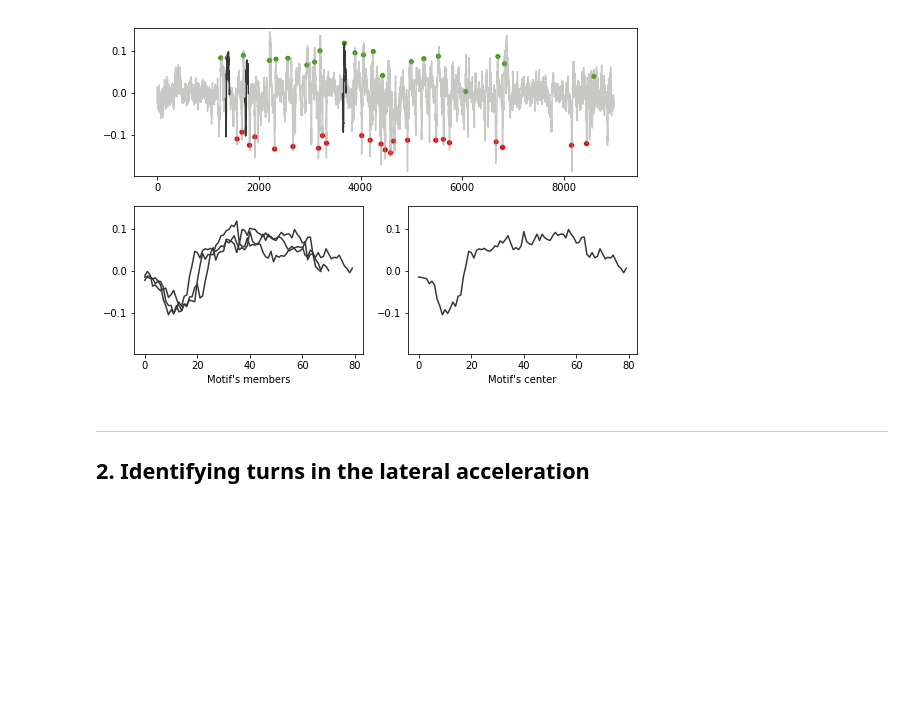
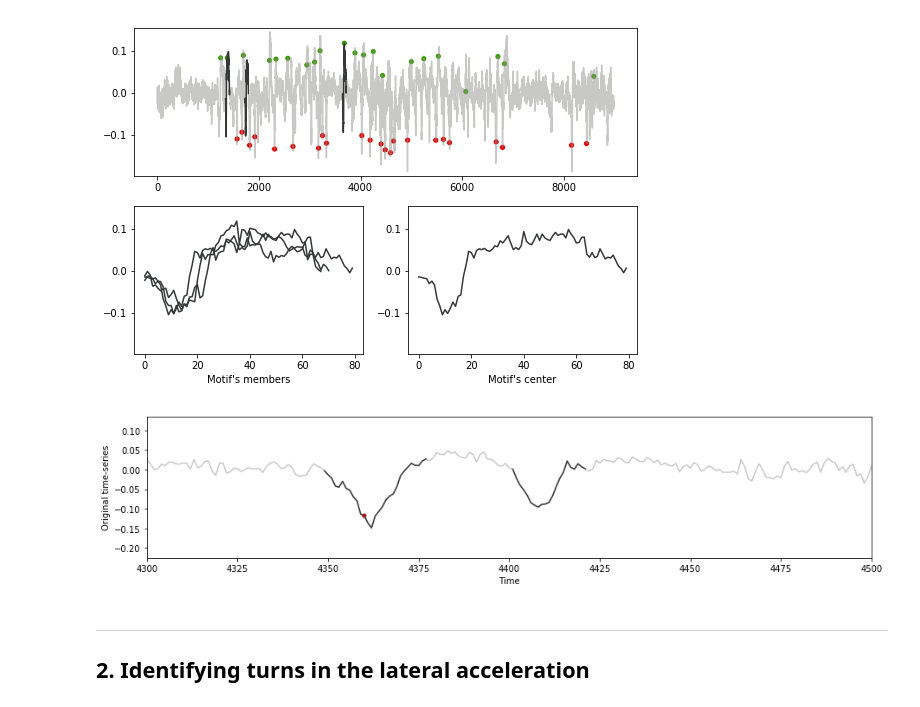
Before and after one commit to misilva73/manueverMotifs, a Jupyter notebook: notebooks/paper_plots.ipynb, the cells around one changed output. Saved outputs shown, nothing was run; the diff lists cells and outputs as text; code cells hidden in the pictures; blank space fills up the shorter version.

Commit message:
add zoom-in plot for paper

```diff
--- a/notebooks/paper_plots.ipynb
+++ b/notebooks/paper_plots.ipynb
@@ -64,6 +64,22 @@ lon_viz.plot_single_lon_motif_for_paper(ts, events_ts, motif_dic)
 plt.savefig('../figs/lon_agg_ba.png')
 # %% [output]
 [figure]
+# %%
+trip_df = driver_df[driver_df['trip_id']=='20151217164730']
+ts = trip_df['az'].values
+events_ts = trip_df['event_type'].values
+
+output_folder = os.path.abspath(os.path.join(cwd, os.pardir, 'data-motifs'))
+motif_file_name = 'motif_lon_acc_drowsy_trip.p'
+
+motif_dic_list = pickle.load(open(os.path.join(output_folder, motif_file_name), 'rb'))
+# %%
+motif_index = motif_utils.return_motif_index_with_pattern(motif_dic_list, ['aa', 'ac', 'ad'])
+motif_dic = motif_dic_list[motif_index]
+lon_viz.plot_zoomin_lon_motif(ts, motif_dic, events_ts,  [4300, 4500])
+plt.savefig('../figs/lon_dro_zoom.png')
+# %% [output]
+[figure, added]
 # %% [markdown]
 ***
 
```
Also changed, not shown: parts of 2 cells of this notebook, 3 other files.
